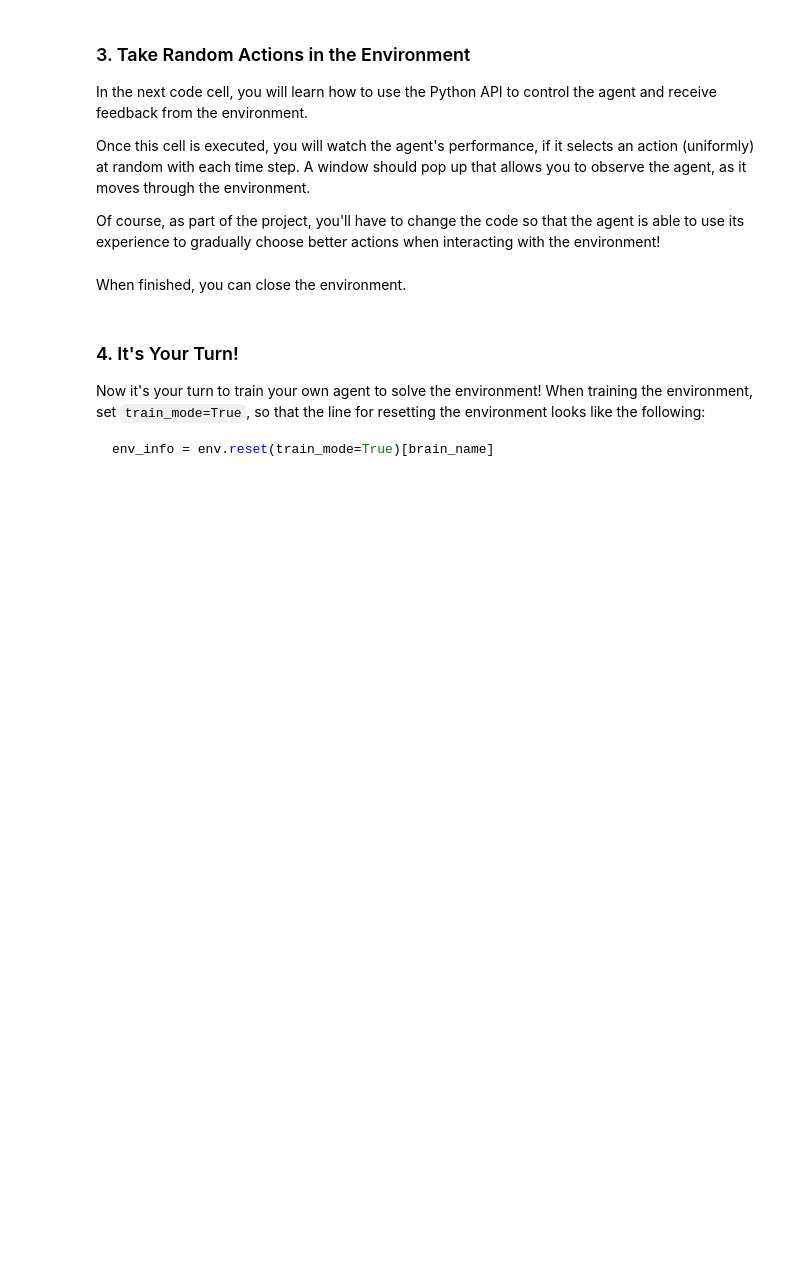
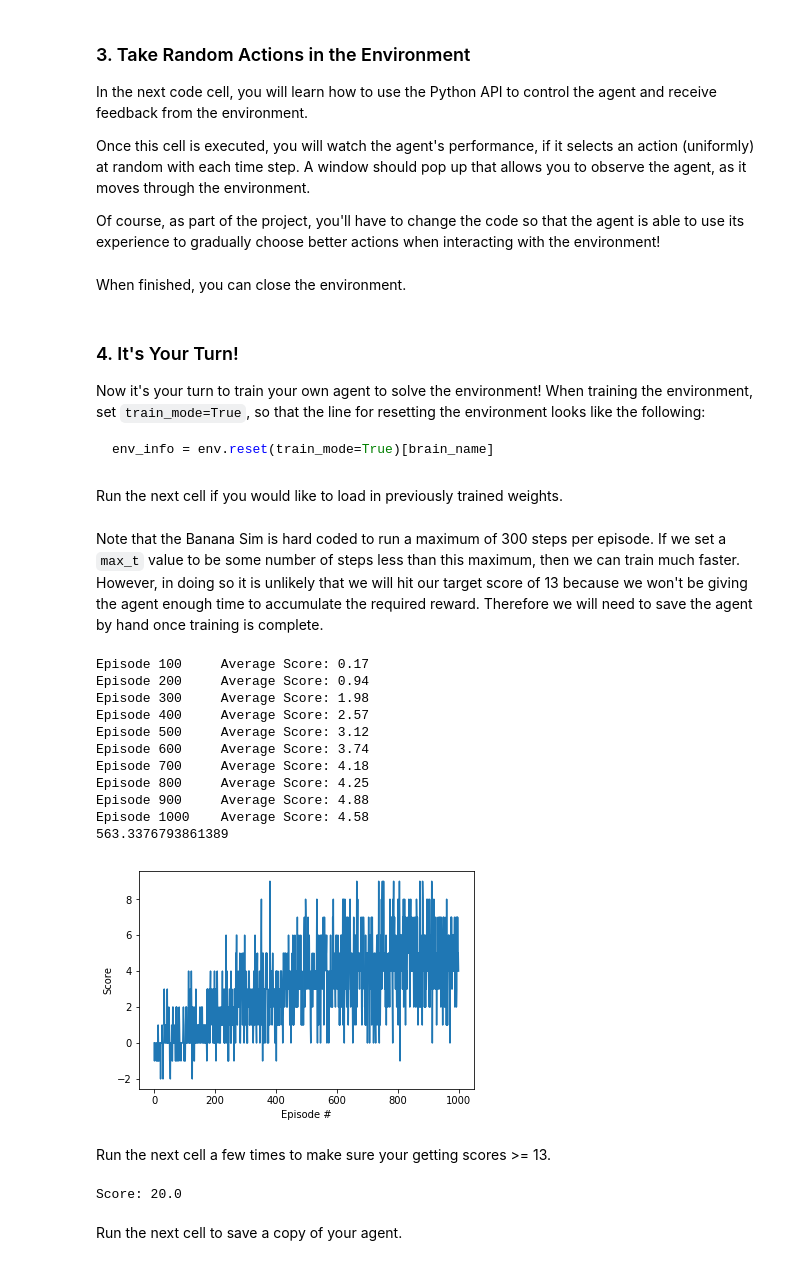
Before and after one commit to WillieMaddox/DRL_Navigation, a Jupyter notebook: Navigation.ipynb, the cells around one changed output. Cells and saved outputs as stored; diff of their text form; code cells hidden in the pictures; blank space fills up the shorter version.

Commit message:
Add comments to notebook and add trained weights file.

```diff
--- a/Navigation.ipynb
+++ b/Navigation.ipynb
@@ -105,3 +133,5 @@ env_info = env.reset(train_mode=True)[brain_name]
 from dqn_agent import Agent
 
 agent = Agent(state_size=state_size, action_size=action_size, seed=0)
+# %% [markdown]
+Run the next cell if you would like to load in previously trained weights.
@@ -163,2 +183,52 @@ plt.show()
+# %% [markdown]
+Note that the Banana Sim is hard coded to run a maximum of 300 steps per episode.  If we set a `max_t` value to be some number of steps less than this maximum, then we can train much faster.  However, in doing so it is unlikely that we will hit our target score of 13 because we won't be giving the agent enough time to accumulate the required reward.  Therefore we will need to save the agent by hand once training is complete.
+# %%
+t0 = time.time()
+scores = dqn(n_episodes=1000, max_t=100)
+print(time.time() - t0)
+
+# plot the scores
+fig = plt.figure()
+ax = fig.add_subplot(111)
+plt.plot(np.arange(len(scores)), scores)
+plt.ylabel('Score')
+plt.xlabel('Episode #')
+plt.show()
+# %% [output]
+Episode 100     Average Score: 0.17
+Episode 200     Average Score: 0.94
+Episode 300     Average Score: 1.98
+Episode 400     Average Score: 2.57
+Episode 500     Average Score: 3.12
+Episode 600     Average Score: 3.74
+Episode 700     Average Score: 4.18
+Episode 800     Average Score: 4.25
+Episode 900     Average Score: 4.88
+Episode 1000    Average Score: 4.58
+563.3376793861389
+[figure, added]
+# %% [markdown]
+Run the next cell a few times to make sure your getting scores >= 13.
+# %%
+env_info = env.reset(train_mode=False)[brain_name] # reset the environment
+state = env_info.vector_observations[0]            # get the current state
+score = 0                                          # initialize the score
+while True:
+    action = agent.act(state)
+    env_info = env.step(action)[brain_name]        # send the action to the environment
+    next_state = env_info.vector_observations[0]   # get the next state
+    reward = env_info.rewards[0]                   # get the reward
+    done = env_info.local_done[0]                  # see if episode has finished
+    agent.step(state, action, reward, next_state, done)
+    score += reward                                # update the score
+    state = next_state                             # roll over the state to next time step
+    if done:                                       # exit loop if episode finished
+        break
+
+print("Score: {}".format(score))
+# %% [output]
+Score: 20.0
+# %% [markdown]
+Run the next cell to save a copy of your agent.
 # %%
 torch.save(agent.qnetwork_local.state_dict(), 'checkpoint.pth')
```
Also changed, not shown: parts of 6 cells of this notebook, 1 other file.
